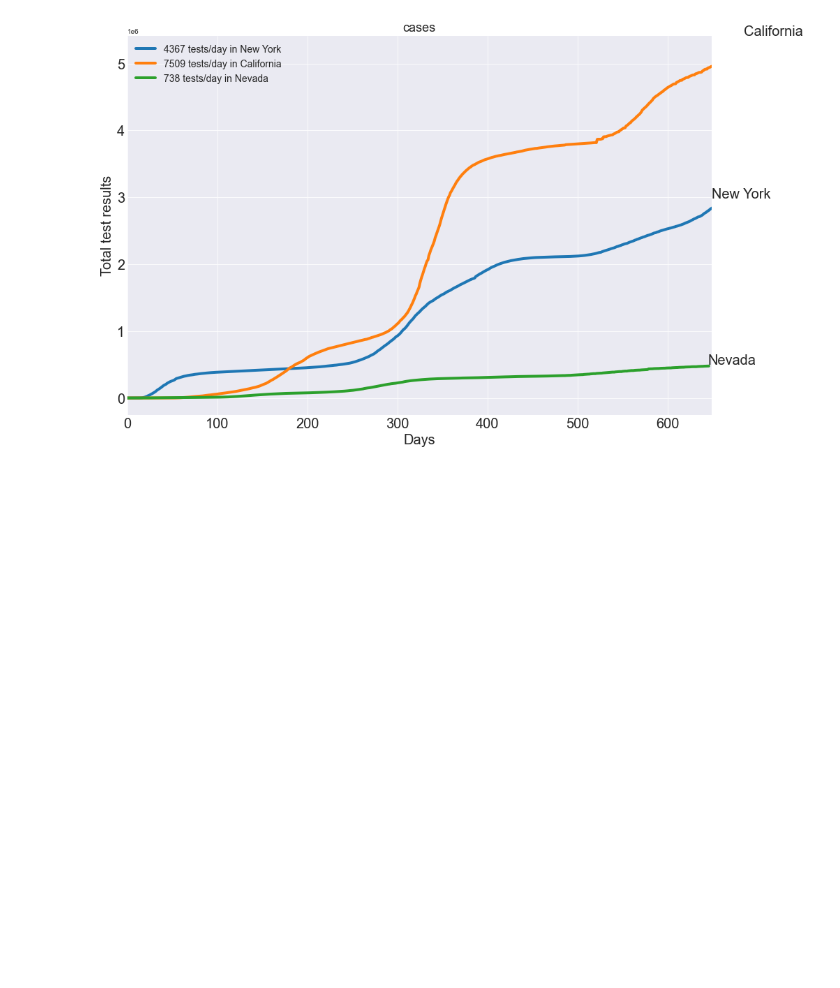
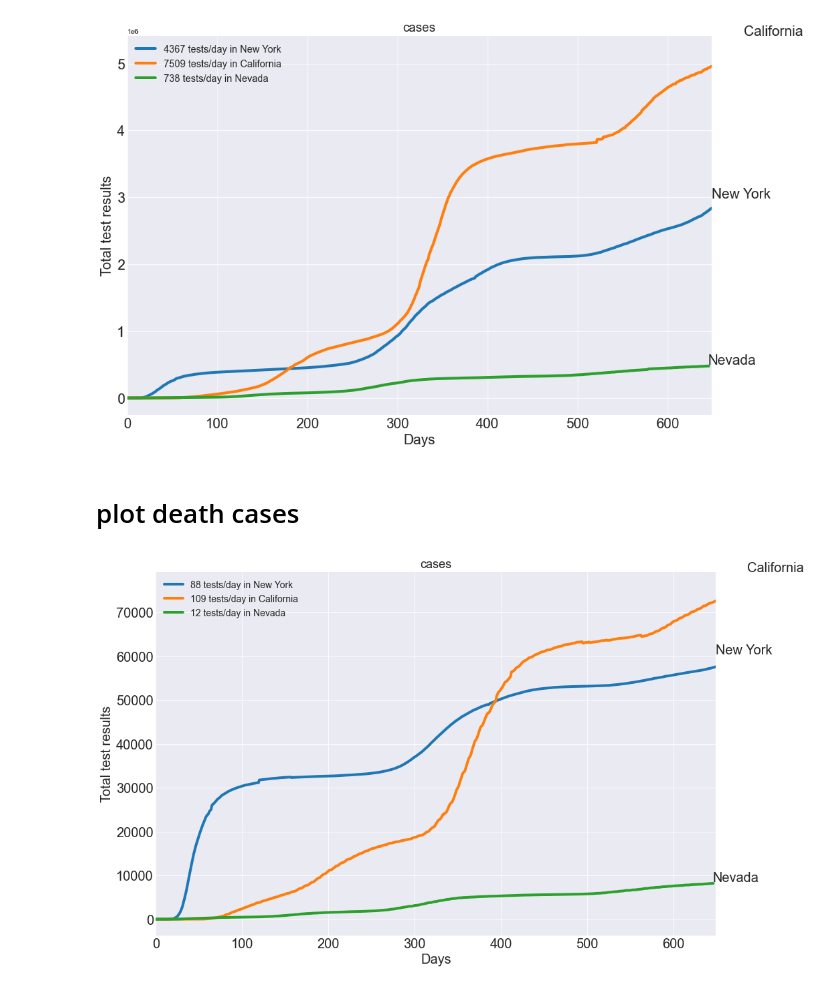
Before and after one commit to jenlcmc/COVID19-Data-Visualization, a Jupyter notebook: covid19.ipynb, the cells around one changed output. Cells and saved outputs as stored; diff of their text form; code cells hidden in the pictures; blank space fills up the shorter version.

Commit message:
add plot for death cases

```diff
--- a/covid19.ipynb
+++ b/covid19.ipynb
@@ -264,5 +266,5 @@ bar_chart()
 # %%
-def plotTesting(states_list=['New York','California', 'Nevada']):
+def plotTesting(states_list=['New York','California', 'Nevada'], data = 'cases'):
     """
     Plots the cumulative testing done by the given list of states
     """
@@ -272,7 +274,7 @@ def plotTesting(states_list=['New York','California', 'Nevada']):
     plt.title("cases",fontsize=18)
 
     for state in states_list:
-        info = np.array(df[df['state'] == state]['cases'])[1::1]
+        info = np.array(df[df['state'] == state][data])[1::1]
         line = int((info[-1] - info[0]) / len(info))
 
         plt.plot(info,linewidth = 4)
@@ -291,3 +293,9 @@ def plotTesting(states_list=['New York','California', 'Nevada']):
 plotTesting()
 # %% [output]
 [figure]
+# %% [markdown]
+# plot death cases
+# %%
+plotTesting(['New York','California', 'Nevada'], 'deaths')
+# %% [output]
+[figure, added]
```
Also changed, not shown: parts of 1 cell of this notebook.
